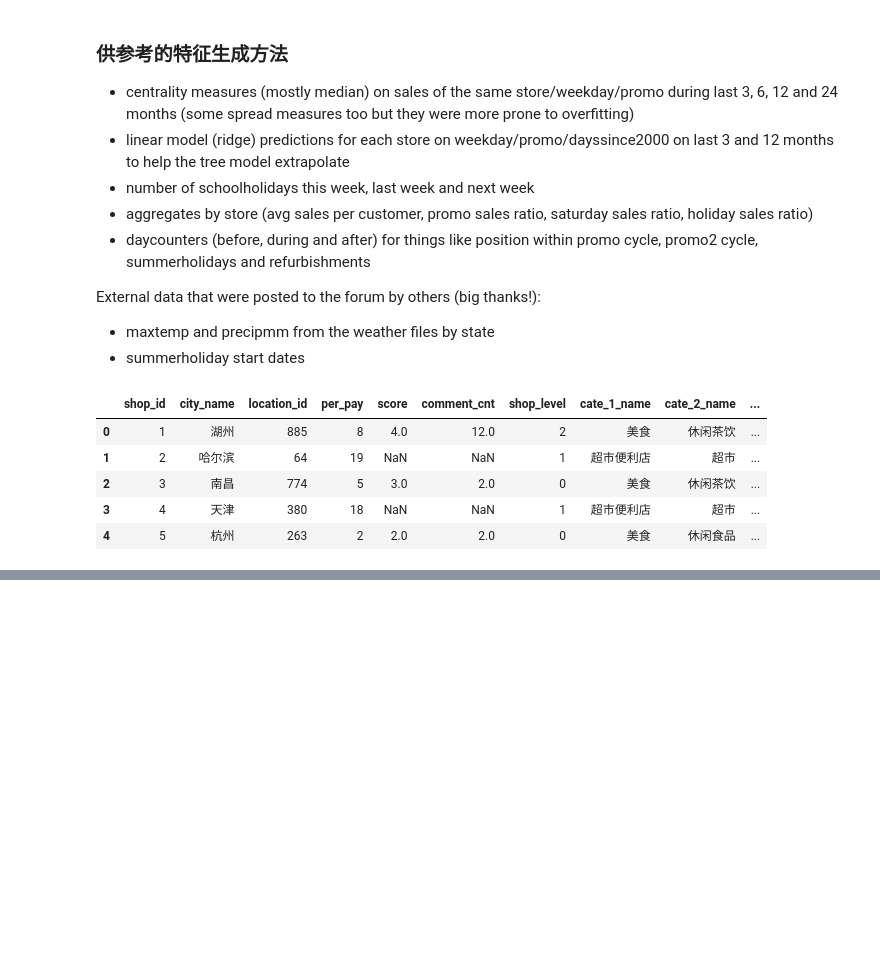
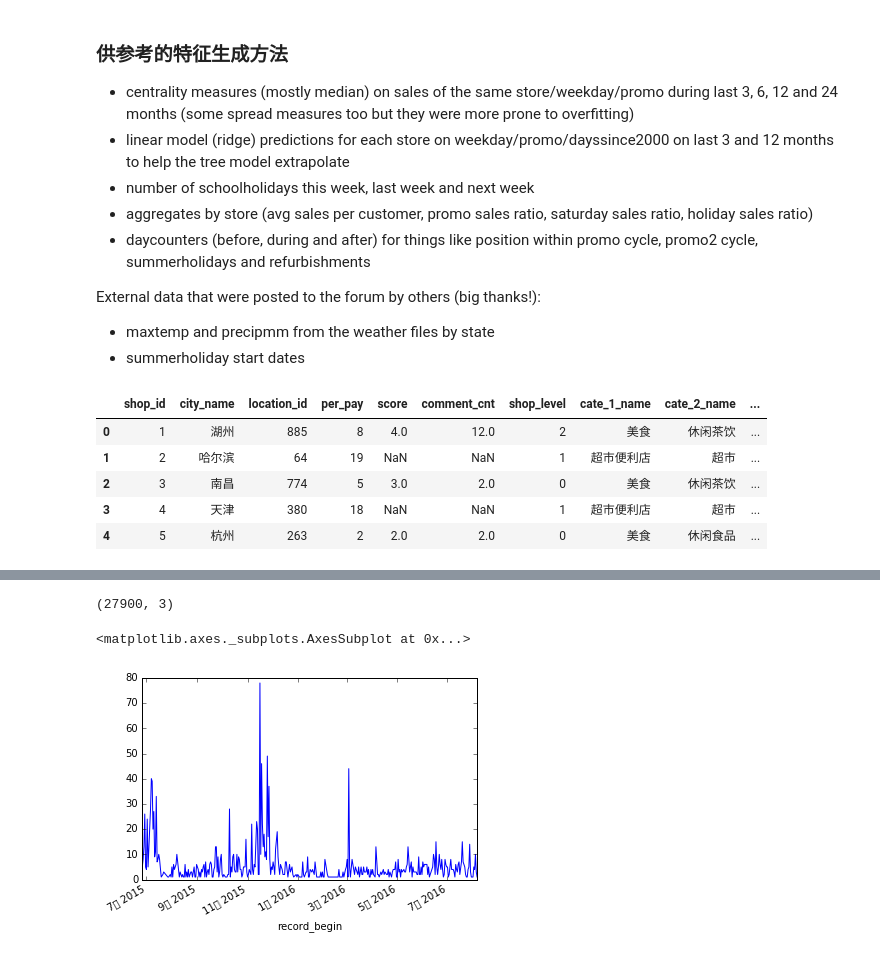
Before and after one commit to AlfredGao/IJCAI2017_Koubei, a Jupyter notebook: model/feature_explore.ipynb, the cells around one changed output, grey strips where cells are left out. Cells and saved outputs as stored; diff of their text form; code cells hidden in the pictures; blank space fills up the shorter version.

```diff
--- a/model/feature_explore.ipynb
+++ b/model/feature_explore.ipynb
@@ -97,0 +109,4 @@ feature_daypay.head()
+# %%
+train=feature_daypay[feature_daypay.data<'2016-10-18']
+
+test=feature_daypay[feature_daypay.data>='2016-10-18']
@@ -97,0 +117,4 @@ feature_daypay.head()
+# %%
+test.shape
+# %% [output]
+(27900, 3)
@@ -97,0 +123,18 @@ feature_daypay.head()
+# %%
+record_begin=[]
+for number in range(1,2001):
+    #print train[train.shop_id==number]['data'].min()
+    record_begin.append(train[train.shop_id==number]['data'].min())
+# %%
+record_begin=pd.DataFrame(record_begin,index=range(1,2001),columns=['record_begin'])
+
+record_begin.record_begin=pd.to_datetime(record_begin.record_begin, format='%Y/%m/%d')
+
+record_begin['count']=1
+# %%
+record_count=record_begin.groupby('record_begin')['count'].sum()
+# %%
+record_count.plot()
+# %% [output]
+<matplotlib.axes._subplots.AxesSubplot at 0x...>
+[figure, added]
```
Also changed, not shown: parts of 17 cells of this notebook.
